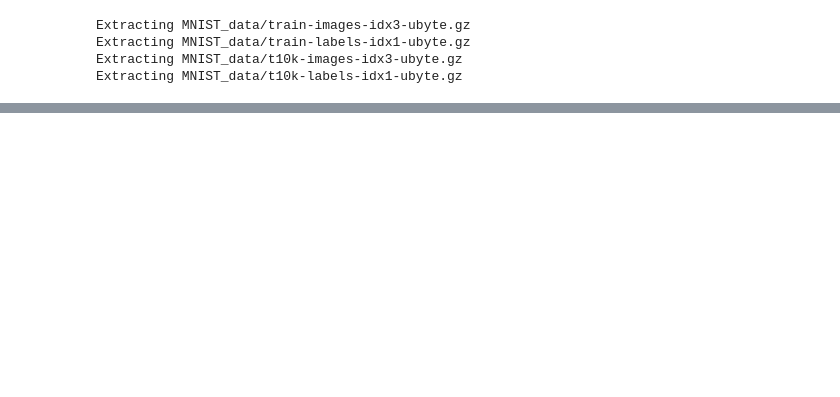
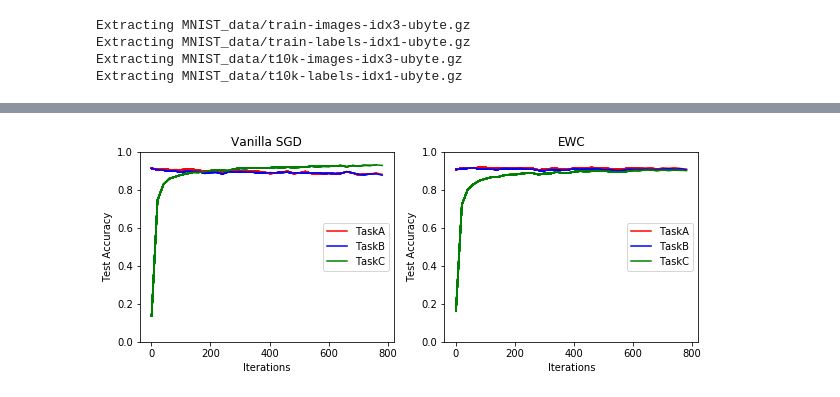
Before and after one commit to yashkant/Elastic-Weight-Consolidation, a Jupyter notebook: main.ipynb, the cells around one changed output, grey strips where cells are left out. Cells and saved outputs as stored; diff of their text form; code cells hidden in the pictures; blank space fills up the shorter version.

```diff
--- a/main.ipynb
+++ b/main.ipynb
@@ -128,0 +118,8 @@ ValueError: None values not supported.
+# %%
+model.compute_fisher(mnist2.validation.images, sess, num_samples=200, plot_diffs=False)
+model.star() # store the star variables
+mnist3 = permute_mnist(mnist) # get third mnist
+# %%
+train_model(model, mnist3, [mnist, mnist2, mnist3], 800, 20, [0, 20]) # train on task-C
+# %% [output]
+[figure, added]
```
Also changed, not shown: parts of 7 cells of this notebook, 2 other files.
